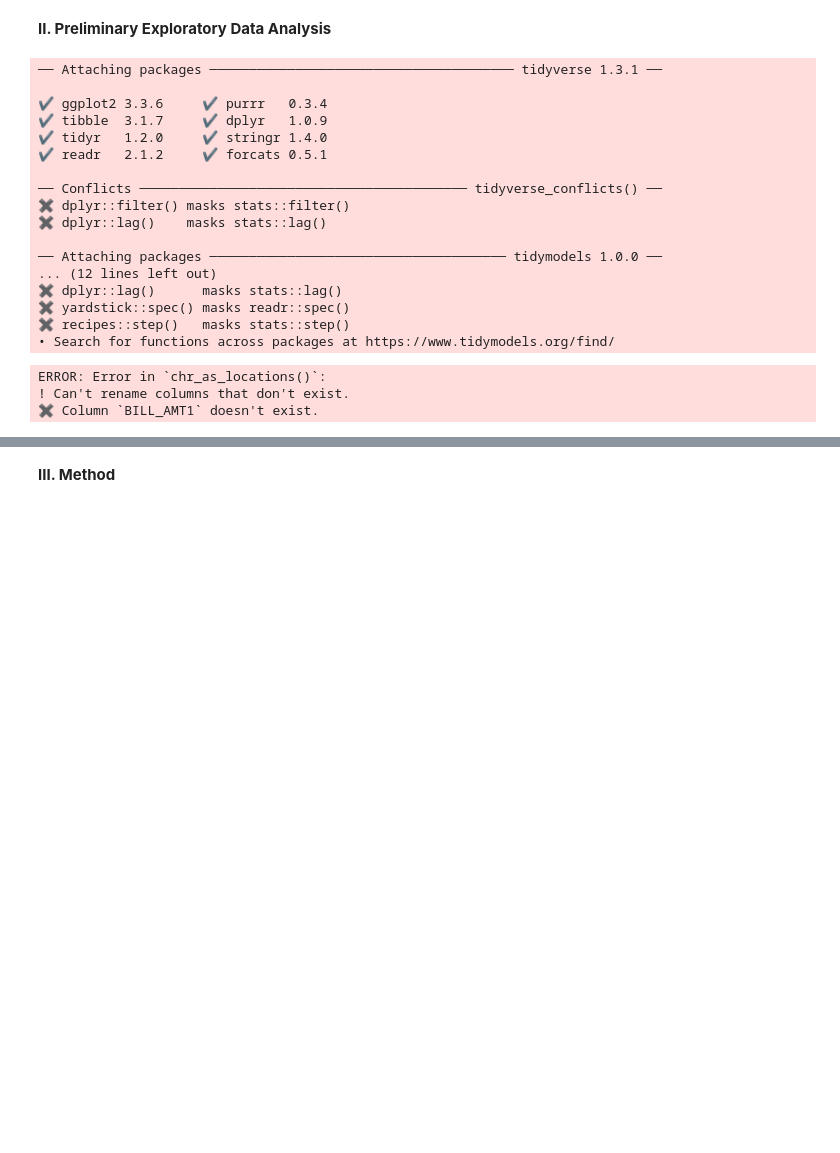
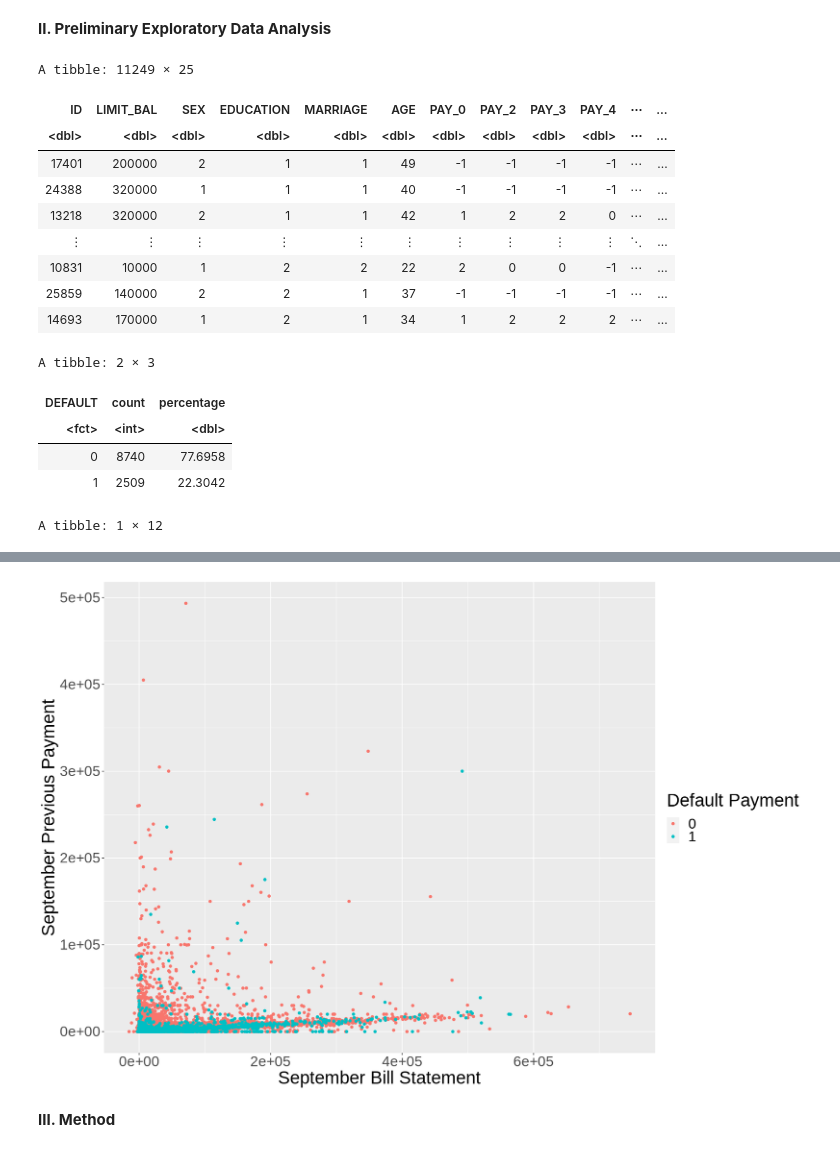
Before and after one commit to steph-feng/DSCI-100-Group-85, a Jupyter notebook: Code_Group Proposal.ipynb, the cells around one changed output, grey strips where cells are left out. Saved outputs shown, nothing was run; the diff lists cells and outputs as text; code cells hidden in the pictures; blank space fills up the shorter version.

```diff
--- a/Code_Group Proposal.ipynb
+++ b/Code_Group Proposal.ipynb
@@ -14,9 +14,7 @@ The “Default of Credit Card Clients” dataset from the UC Irvine Machine Lear
 library(repr)
 library(tidyverse)
 library(tidymodels)
-library(dplyr)
-library(ggplot2)
-library(RColorBrewer)
+
 options(repr.matrix.max.rows = 6)
 
 set.seed(1)
@@ -35,10 +33,9 @@ rename(BILL_SEPT = BILL_AMT1,
        PAY_MAY = PAY_AMT5,
        PAY_APR = PAY_AMT6,
        DEFAULT = "default payment next month") |>
-#select(BILL_SEPT:DEFAULT) |>
-slice_sample(n = 1000) |>
+
+slice_sample(n = 15000) |>
 mutate(DEFAULT= as_factor(DEFAULT))
-
 
 credit_split <- initial_split(tidy_credit_data,
                               prop = 0.75,
@@ -47,14 +44,20 @@ credit_train <- training(credit_split)
 credit_test <- testing (credit_split)
 
 credit_train
-glimpse(credit_train)
 
 num_obs <- nrow(credit_train)
 credit_train |>
 group_by(DEFAULT) |>
 summarize(count = n(), percentage = n() / num_obs * 100)
 
+average_summarize <- credit_train |>
+select(BILL_SEPT:PAY_APR) |>
+map_df(mean, na.rm=TRUE)
+average_summarize
+
+#GRAPH
 options(repr.plot.width = 15, repr.plot.height = 10)
+
 billsept_paysempt <- credit_train |>
 ggplot(aes(x = BILL_SEPT, y = PAY_SEPT, color = DEFAULT)) +
 geom_point(alpha = 1.0) +
@@ -65,23 +68,19 @@ theme(text = element_text(size = 25))
 
 billsept_paysempt
 # %% [output]
-── Attaching packages ─────────────────────────────────────── tidyverse 1.3.1 ──
-
-✔ ggplot2 3.3.6     ✔ purrr   0.3.4
-✔ tibble  3.1.7     ✔ dplyr   1.0.9
-✔ tidyr   1.2.0     ✔ stringr 1.4.0
-✔ readr   2.1.2     ✔ forcats 0.5.1
-
-── Conflicts ────────────────────────────────────────── tidyverse_conflicts() ──
-✖ dplyr::filter() masks stats::filter()
-✖ dplyr::lag()    masks stats::lag()
-
-── Attaching packages ────────────────────────────────────── tidymodels 1.0.0 ──
-... (12 lines left out)
-✖ dplyr::lag()      masks stats::lag()
-✖ yardstick::spec() masks readr::spec()
-✖ recipes::step()   masks stats::step()
-• Search for functions across packages at https://www.tidymodels.org/find/
+A tibble: 11249 × 25
+| ID | LIMIT_BAL | SEX | EDUCATION | MARRIAGE | AGE | PAY_0 | PAY_2 | PAY_3 | PAY_4 | ⋯ | ... |
+| <dbl> | <dbl> | <dbl> | <dbl> | <dbl> | <dbl> | <dbl> | <dbl> | <dbl> | <dbl> | ⋯ | ... |
+| 17401 | 200000 | 2 | 1 | 1 | 49 | -1 | -1 | -1 | -1 | ⋯ | ... |
+| 24388 | 320000 | 1 | 1 | 1 | 40 | -1 | -1 | -1 | -1 | ⋯ | ... |
+| 13218 | 320000 | 2 | 1 | 1 | 42 | 1 | 2 | 2 | 0 | ⋯ | ... |
+| ⋮ | ⋮ | ⋮ | ⋮ | ⋮ | ⋮ | ⋮ | ⋮ | ⋮ | ⋮ | ⋱ | ... |
+| 10831 | 10000 | 1 | 2 | 2 | 22 | 2 | 0 | 0 | -1 | ⋯ | ... |
+| 25859 | 140000 | 2 | 2 | 1 | 37 | -1 | -1 | -1 | -1 | ⋯ | ... |
+| 14693 | 170000 | 1 | 2 | 1 | 34 | 1 | 2 | 2 | 2 | ⋯ | ... |
-ERROR: Error in `chr_as_locations()`:
-! Can't rename columns that don't exist.
-✖ Column `BILL_AMT1` doesn't exist.
+A tibble: 2 × 3
+| DEFAULT | count | percentage |
+| <fct> | <int> | <dbl> |
+| 0 | 8740 | 77.6958 |
+| 1 | 2509 | 22.3042 |
+A tibble: 1 × 12
@@ -88,3 +90,4 @@ ERROR: Error in `chr_as_locations()`:
+[figure, added]
 # %% [markdown]
 **III. Method**
 # %% [markdown]
```
Also changed, not shown: parts of 1 cell of this notebook.
